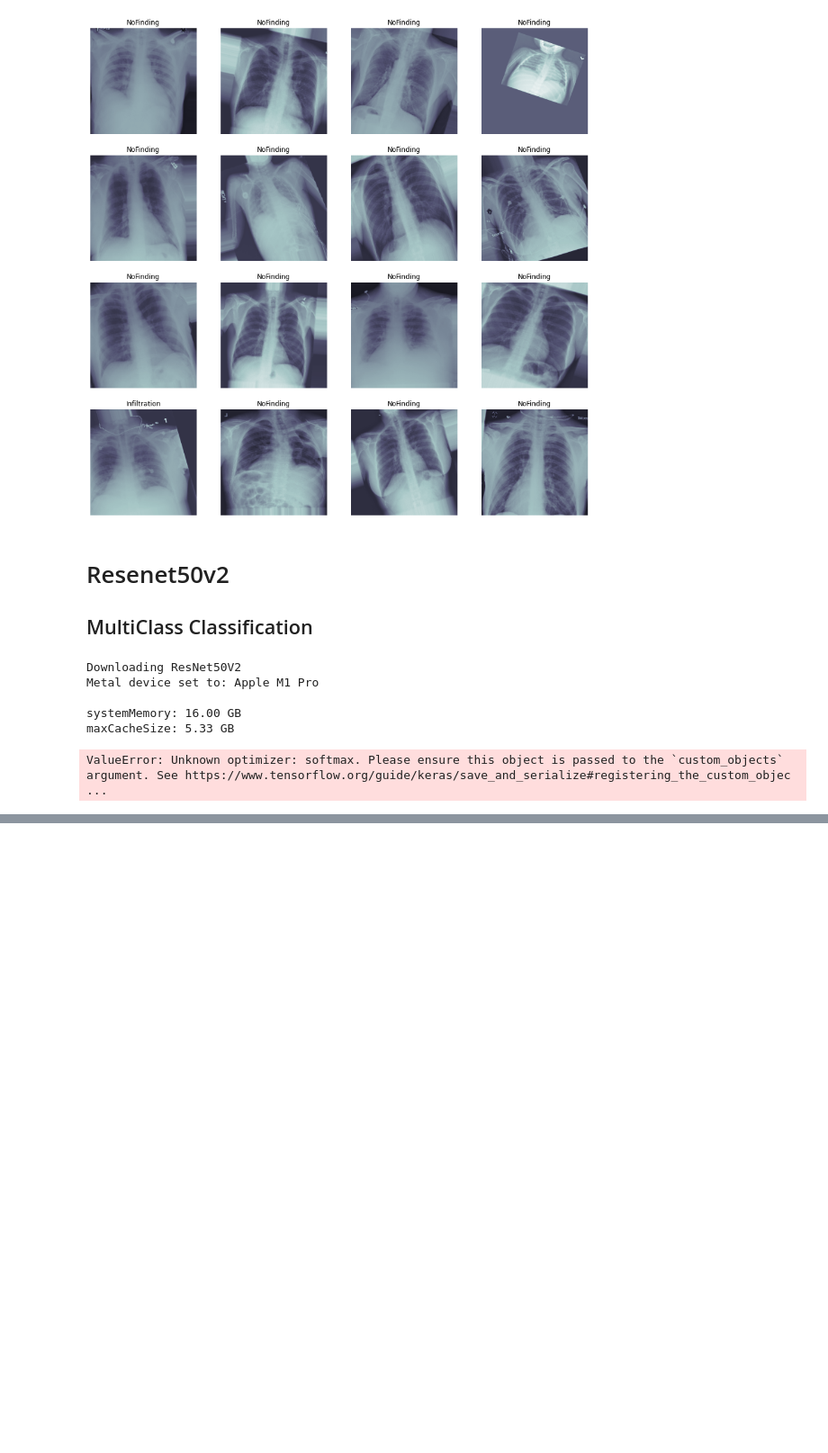
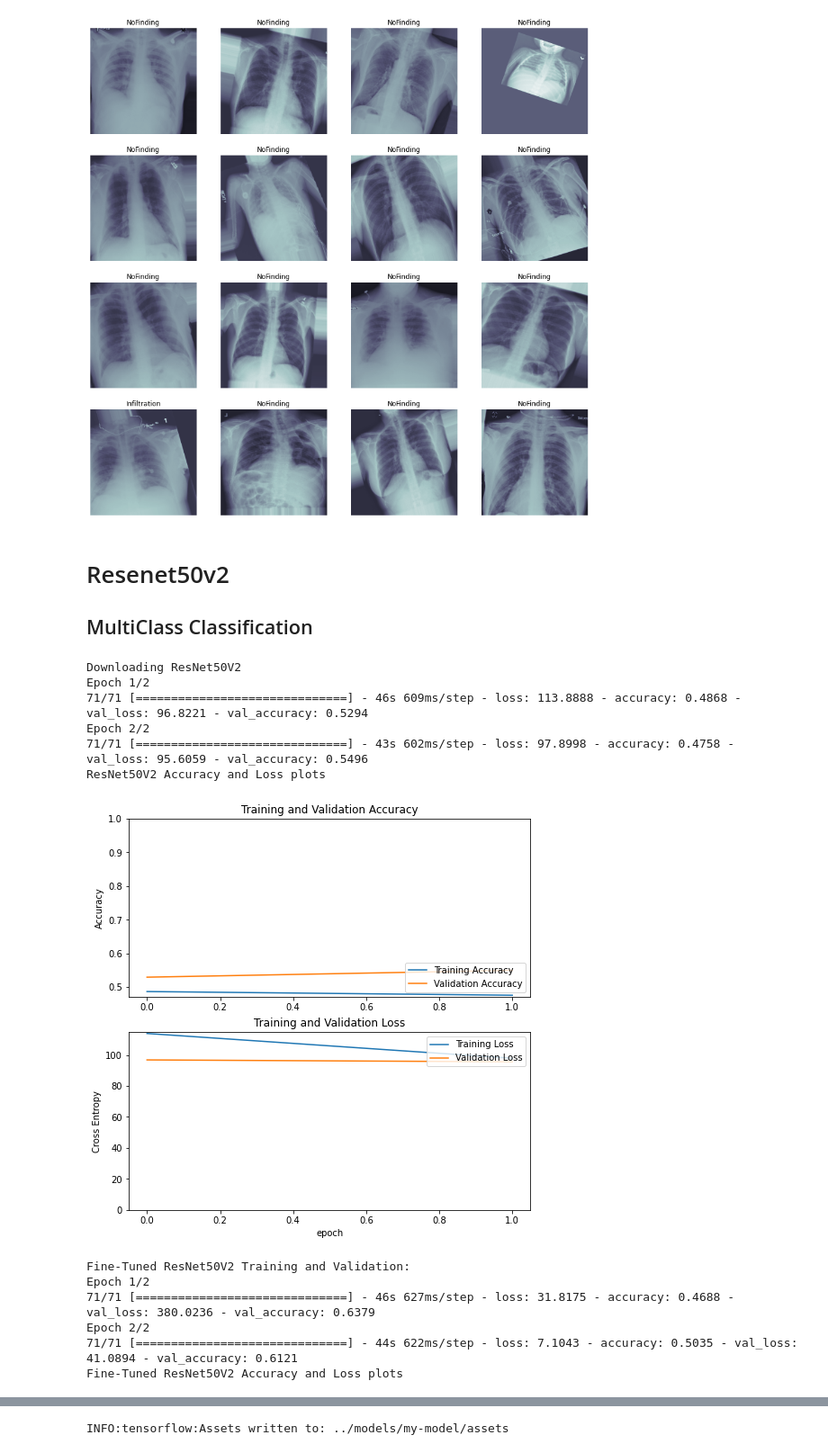
Before and after one commit to jayhombal/covid19-image-detection, a Jupyter notebook: notebooks/COVID-19-Image-Classification-phase1.ipynb, the cells around one changed output, grey strips where cells are left out. Shown at 90% size. Saved outputs shown, nothing was run; the diff lists cells and outputs as text; code cells hidden in the pictures; blank space fills up the shorter version.

```diff
--- a/notebooks/COVID-19-Image-Classification-phase1.ipynb
+++ b/notebooks/COVID-19-Image-Classification-phase1.ipynb
@@ -81,7 +76,7 @@ SHUFFLE = True
 TARGET_WIDTH= 224
 TARGET_HEGIHT =224
 NUM_CLASSES = 15 # number of ClassesNUM
-NUM_EPOCHS = 2
+NUM_EPOCHS = 10
 PRETRAINED_MODELS = ['ResNet50V2', 'MobileNetV2', 'VGG16']
 log_folder = 'logs' # logs folder
 # %%
@@ -178,26 +173,47 @@ for (c_x, c_y, c_ax) in zip(t_x, t_y, m_axs.flatten()):
 # %%
 freeze_layers = True
 model_name = 'ResNet50V2'
 num_classes =14
-activation =keras.activations.softmax
+activation ='softmax'
 learning_rate = 0.01
-base_model = train_model.get_base_model_with_new_toplayer(base_model=model_name,
+fine_tune_at_layer = 178
+
+resnetv2_base_model = train_model.get_base_model_with_new_toplayer(base_model=model_name,
                                                           freeze_layers = freeze_layers,
                                                           num_classes = num_classes,
-                                                          activation=activation,
+                                                          activation_func=activation,
                                                           learning_rate = learning_rate,
                                                           input_shape = IMAGE_SHAPE)
 
+resnetv2_history = train_model.fit_model(resnetv2_base_model, train_generator, valid_generator,num_epochs=2,batch_size=32)
+
+print(f'{model_name} Accuracy and Loss plots')
+train_model.plot_accuracy_and_loss(resnetv2_history)
+
+
 print("\n")
-print(f'{model_name} Training and Validation: ')
+#fine_tune model_name
+resnetv2_model_ft = train_model.fine_tune_model(resnetv2_base_model,learning_rate,optimizer='Adam',fine_tune_at_layer=fine_tune_at_layer)
 
-history = train_model.fit_model(base_model, train_generator,
+print("\n")
+print(f'Fine-Tuned {model_name} Training and Validation: ')
+resnetv2_model_ft_history = train_model.fit_model(resnetv2_model_ft, train_generator,
         valid_generator,
         num_epochs=NUM_EPOCHS)
+
+print(f'Fine-Tuned {model_name} Accuracy and Loss plots')
+train_model.plot_accuracy_and_loss(resnetv2_model_ft_history)
 # %% [output]
 Downloading ResNet50V2
-Metal device set to: Apple M1 Pro
-
-systemMemory: 16.00 GB
-maxCacheSize: 5.33 GB
+Epoch 1/2
+71/71 [==============================] - 46s 609ms/step - loss: 113.8888 - accuracy: 0.4868 - val_loss: 96.8221 - val_accuracy: 0.5294
+Epoch 2/2
+71/71 [==============================] - 43s 602ms/step - loss: 97.8998 - accuracy: 0.4758 - val_loss: 95.6059 - val_accuracy: 0.5496
+ResNet50V2 Accuracy and Loss plots
+[figure, added]
-ValueError: Unknown optimizer: softmax. Please ensure this object is passed to the `custom_objects` argument. See https://www.tensorflow.org/guide/keras/save_and_serialize#registering_the_custom_objec ...
+Fine-Tuned ResNet50V2 Training and Validation:
+Epoch 1/2
+71/71 [==============================] - 46s 627ms/step - loss: 31.8175 - accuracy: 0.4688 - val_loss: 380.0236 - val_accuracy: 0.6379
+Epoch 2/2
+71/71 [==============================] - 44s 622ms/step - loss: 7.1043 - accuracy: 0.5035 - val_loss: 41.0894 - val_accuracy: 0.6121
+Fine-Tuned ResNet50V2 Accuracy and Loss plots
@@ -203,0 +221,5 @@ ValueError: Unknown optimizer: softmax. Please ensure this object is passed to t
+# %%
+# for now saving resnetv2 as best model
+resnetv2_model_ft.save('../models/my-model')
+# %% [output]
+INFO:tensorflow:Assets written to: ../models/my-model/assets
```
Also changed, not shown: parts of 10 cells of this notebook, 5 other files.
